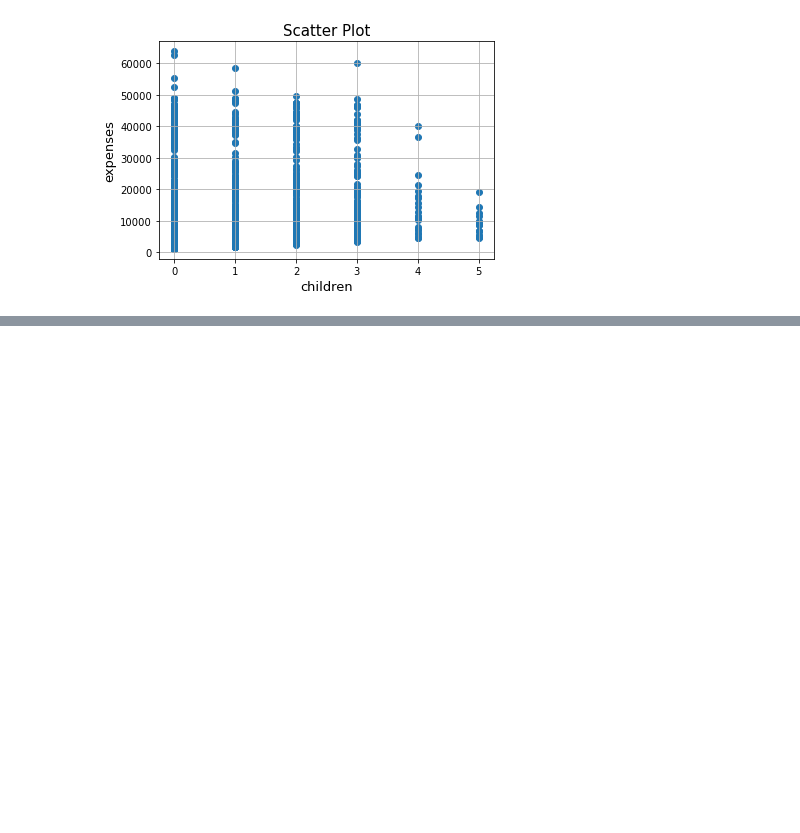
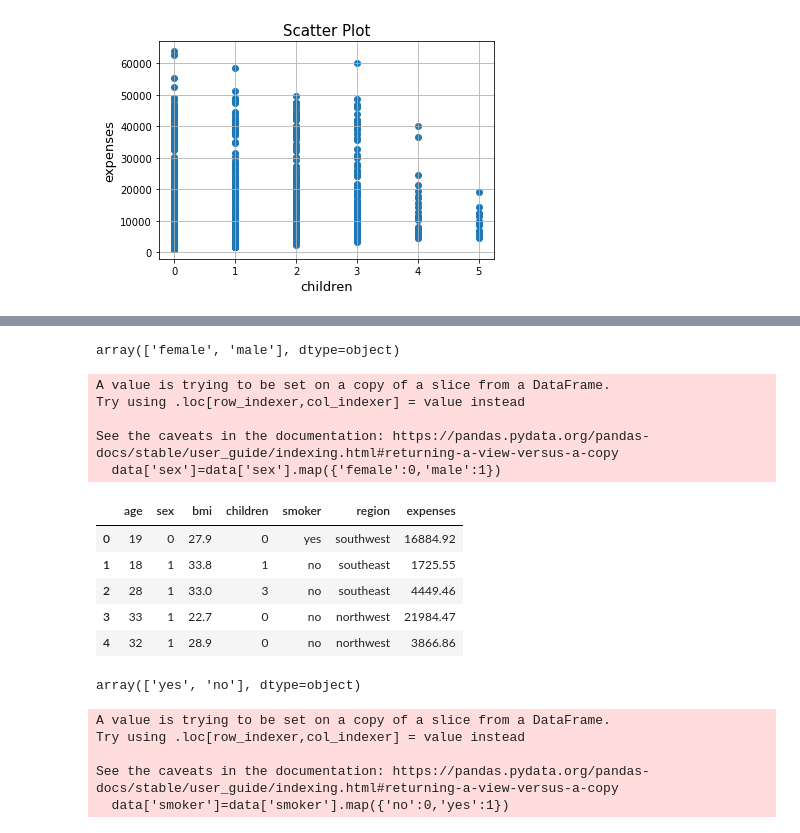
Before and after one commit to Meghana0804/Insurance-Premium, a Jupyter notebook: Insurance Premium NB.ipynb, the cells around one changed output, grey strips where cells are left out. Cells and saved outputs as stored; diff of their text form; code cells hidden in the pictures; blank space fills up the shorter version.

```diff
--- a/Insurance Premium NB.ipynb
+++ b/Insurance Premium NB.ipynb
@@ -208,0 +220,33 @@ with sns.axes_style("white"):
+# %%
+data['sex'].unique()
+# %% [output]
+array(['female', 'male'], dtype=object)
+# %%
+data['sex']=data['sex'].map({'female':0,'male':1})
+# %% [output]
+A value is trying to be set on a copy of a slice from a DataFrame.
+Try using .loc[row_indexer,col_indexer] = value instead
+
+See the caveats in the documentation: https://pandas.pydata.org/pandas-docs/stable/user_guide/indexing.html#returning-a-view-versus-a-copy
+  data['sex']=data['sex'].map({'female':0,'male':1})
+# %%
+data.head()
+# %% [output]
+|  | age | sex | bmi | children | smoker | region | expenses |
+| 0 | 19 | 0 | 27.9 | 0 | yes | southwest | 16884.92 |
+| 1 | 18 | 1 | 33.8 | 1 | no | southeast | 1725.55 |
+| 2 | 28 | 1 | 33.0 | 3 | no | southeast | 4449.46 |
+| 3 | 33 | 1 | 22.7 | 0 | no | northwest | 21984.47 |
+| 4 | 32 | 1 | 28.9 | 0 | no | northwest | 3866.86 |
+# %%
+data['smoker'].unique()
+# %% [output]
+array(['yes', 'no'], dtype=object)
+# %%
+data['smoker']=data['smoker'].map({'no':0,'yes':1})
+# %% [output]
+A value is trying to be set on a copy of a slice from a DataFrame.
+Try using .loc[row_indexer,col_indexer] = value instead
+
+See the caveats in the documentation: https://pandas.pydata.org/pandas-docs/stable/user_guide/indexing.html#returning-a-view-versus-a-copy
+  data['smoker']=data['smoker'].map({'no':0,'yes':1})
```
Also changed, not shown: parts of 10 cells of this notebook.
